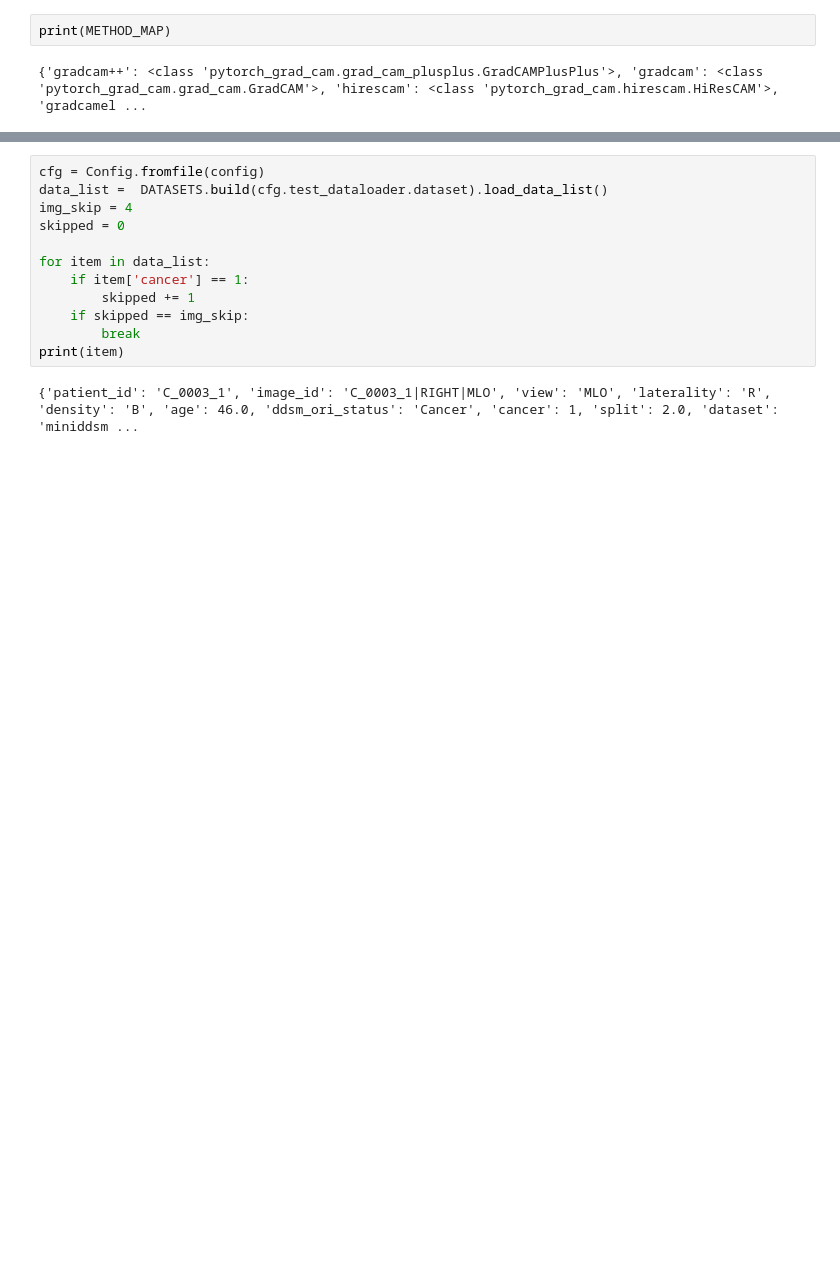
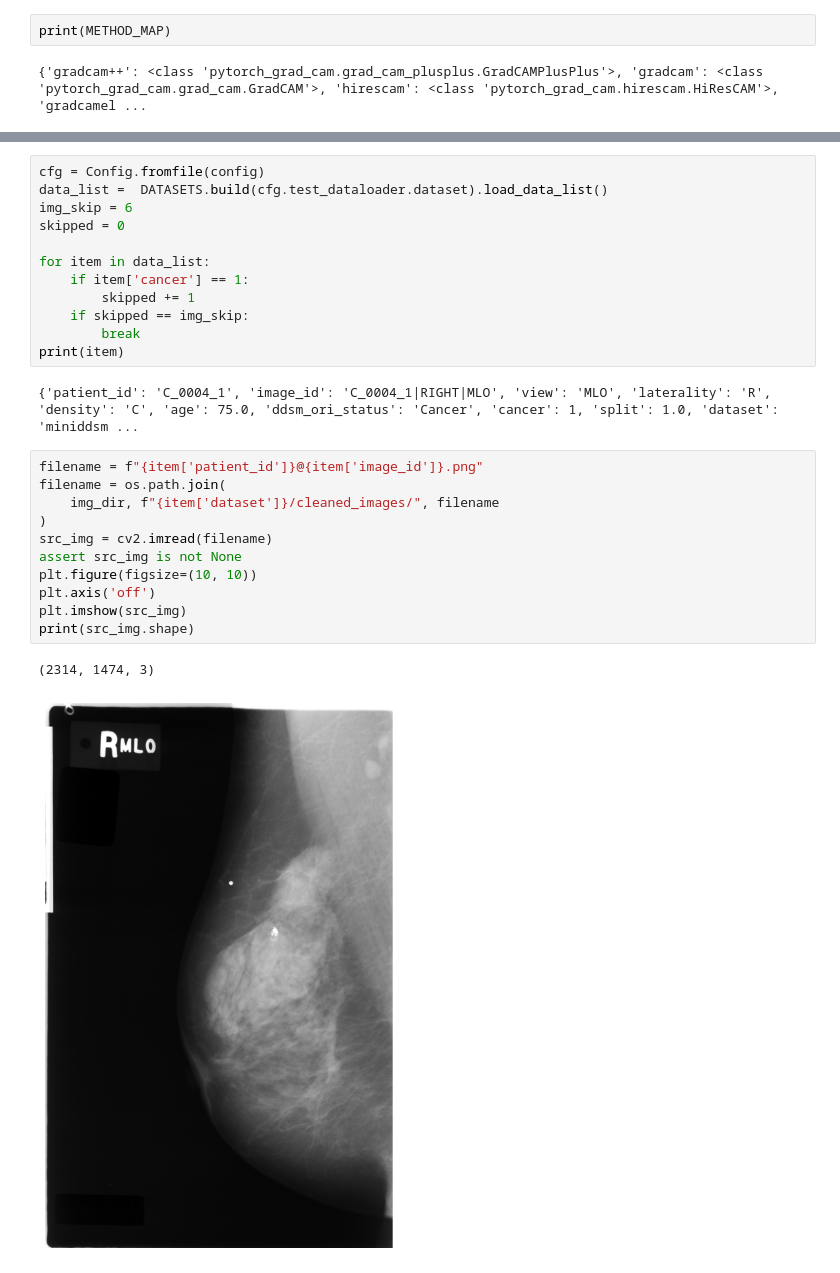
Before and after one commit to thanhhvnqb/mmbreast, a Jupyter notebook: check_teacher.ipynb, the cells around one changed output, grey strips where cells are left out. Drawn from its saved outputs; the diff is of its cells as text; blank space fills up the shorter version.

```diff
--- a/check_teacher.ipynb
+++ b/check_teacher.ipynb
@@ -167,7 +166,7 @@ save_path = "./grad_cam.jpg"
 # %%
 cfg = Config.fromfile(config)
 data_list =  DATASETS.build(cfg.test_dataloader.dataset).load_data_list()
-img_skip = 4
+img_skip = 6
 skipped = 0
 
 for item in data_list:
@@ -177,7 +176,21 @@ for item in data_list:
         break
 print(item)
 # %% [output]
-{'patient_id': 'C_0003_1', 'image_id': 'C_0003_1|RIGHT|MLO', 'view': 'MLO', 'laterality': 'R', 'density': 'B', 'age': 46.0, 'ddsm_ori_status': 'Cancer', 'cancer': 1, 'split': 2.0, 'dataset': 'miniddsm ...
+{'patient_id': 'C_0004_1', 'image_id': 'C_0004_1|RIGHT|MLO', 'view': 'MLO', 'laterality': 'R', 'density': 'C', 'age': 75.0, 'ddsm_ori_status': 'Cancer', 'cancer': 1, 'split': 1.0, 'dataset': 'miniddsm ...
+# %%
+filename = f"{item['patient_id']}@{item['image_id']}.png"
+filename = os.path.join(
+    img_dir, f"{item['dataset']}/cleaned_images/", filename
+)
+src_img = cv2.imread(filename)
+assert src_img is not None
+plt.figure(figsize=(10, 10))
+plt.axis('off')
+plt.imshow(src_img)
+print(src_img.shape)
+# %% [output]
+(2314, 1474, 3)
+[figure, added]
 # %%
 # build the model from a config file and a checkpoint file
 model: nn.Module = get_model(cfg, checkpoint, device=device)
```
Also changed, not shown: parts of 5 cells of this notebook, 18 other files.
